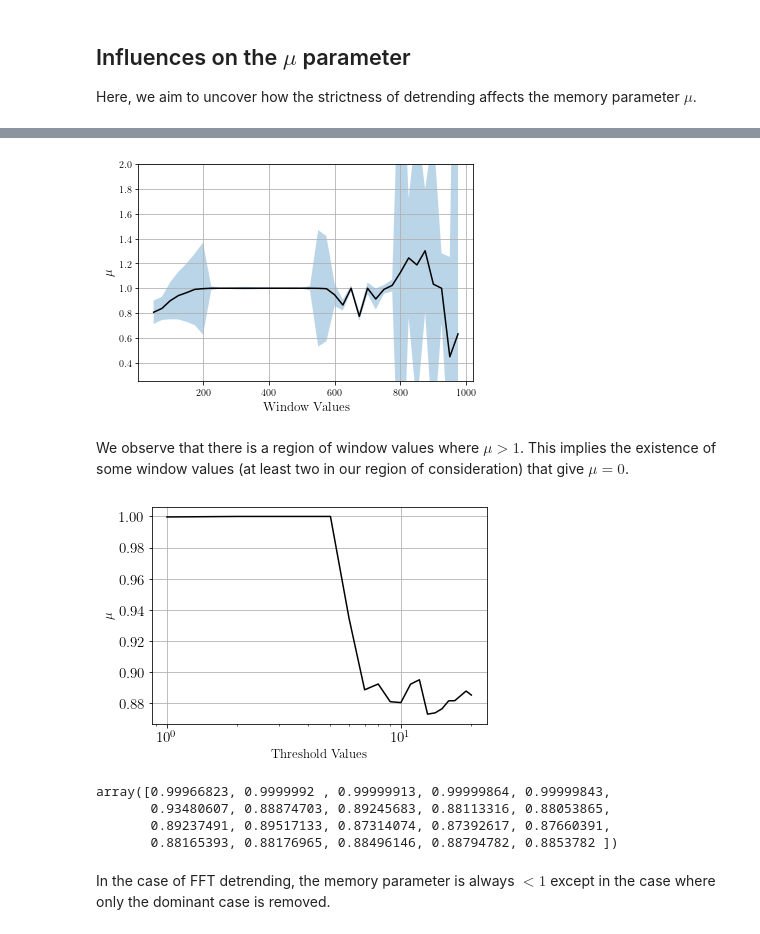
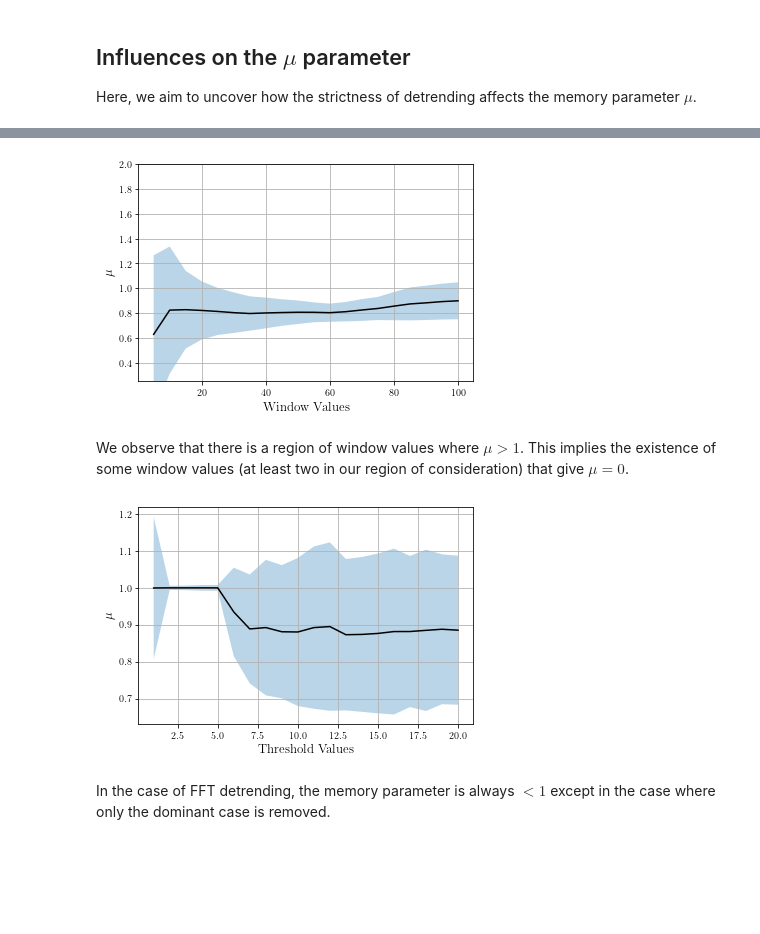
Before and after one commit to xxtofff/Physics-305, a Jupyter notebook: notebooks/PSR_J1023 - mod.ipynb, the cells around one changed output, grey strips where cells are left out. Saved outputs shown, nothing was run; the diff lists cells and outputs as text; code cells hidden in the pictures; blank space fills up the shorter version.

Commit message:
new figures

```diff
--- a/notebooks/PSR_J1023 - mod.ipynb
+++ b/notebooks/PSR_J1023 - mod.ipynb
@@ -270,7 +270,7 @@ Both detrending methods yield a Gaussian distribution. We will calculate the MSD
 # %%
 bins_val = 1000
 
-# bin_cent_movave, msd_movave, msd_err_movave = binned_msd(movave_flux, b_band.Time[movave_window:-movave_window], n_bins = bins_val)
+bin_cent_movave, msd_movave, msd_err_movave = binned_msd(movave_flux, b_band.Time[movave_window:-movave_window], n_bins = bins_val)
 bin_cent_fft, msd_fft, msd_err_fft = binned_msd(fft_flux, b_band.Time[:-1], n_bins = bins_val)
 # %%
 plt.figure(figsize=(9, 6))
@@ -395,7 +389,7 @@ plt.show()
 Here, we aim to uncover how the strictness of detrending affects the memory parameter $\mu$.
 # %%
 bins_val = 1000
-win_vals = [*range(50,1000,25)]
+win_vals = [*range(5,105,5)]
 mu_vals = []
 mu_err_vals = []
 beta_vals = []
@@ -440,10 +427,10 @@ plt.xlabel('$\mathrm{Window\ Values}$', fontsize = 13)
 plt.ylabel('$\mu$', fontsize = 13)
 plt.grid(True)
 plt.ylim(0.25,2)
-plt.savefig('..//figures//PSR_J1023//mu_wind.png', dpi = 300, bbox_inches = 'tight')
+plt.savefig('..//figures//PSR_J1023//mu_wind_mod.png', dpi = 300, bbox_inches = 'tight')
 plt.show()
 # %% [output]
-[figure, old version]
+[figure, new version]
 # %% [markdown]
 We observe that there is a region of window values where $\mu>1$. This implies the existence of some window values (at least two in our region of consideration) that give $\mu=0$.
 # %%
@@ -476,22 +463,14 @@ mu_vals_fft = np.array(mu_vals_fft)
 mu_err_vals_fft = np.array(mu_err_vals_fft)
 # %%
 plt.plot(thresh_vals, mu_vals_fft, 'k-')
-# plt.fill_between(thresh_vals, mu_vals_fft-mu_err_vals_fft, mu_vals_fft+mu_err_vals_fft, alpha = 0.3)
+plt.fill_between(thresh_vals, mu_vals_fft-mu_err_vals_fft, mu_vals_fft+mu_err_vals_fft, alpha = 0.3)
 plt.xlabel('$\mathrm{Threshold\ Values}$', fontsize = 13)
 plt.ylabel('$\mu$', fontsize = 13)
 plt.grid(True)
-plt.xscale('log')
 
-plt.savefig('..//figures//PSR_J1023//mu_thresh.png', dpi = 300, bbox_inches = 'tight')
+plt.savefig('..//figures//PSR_J1023//mu_thresh_mod.png', dpi = 300, bbox_inches = 'tight')
 plt.show()
 # %% [output]
-[figure, old version]
+[figure, new version]
-# %%
-mu_vals_fft
-# %% [output]
-array([0.99966823, 0.9999992 , 0.99999913, 0.99999864, 0.99999843,
-       0.93480607, 0.88874703, 0.89245683, 0.88113316, 0.88053865,
-       0.89237491, 0.89517133, 0.87314074, 0.87392617, 0.87660391,
-       0.88165393, 0.88176965, 0.88496146, 0.88794782, 0.8853782 ])
 # %% [markdown]
 In the case of FFT detrending, the memory parameter is always $<1$ except in the case where only the dominant case is removed.
```
Also changed, not shown: parts of 21 cells of this notebook, 11 other files.
